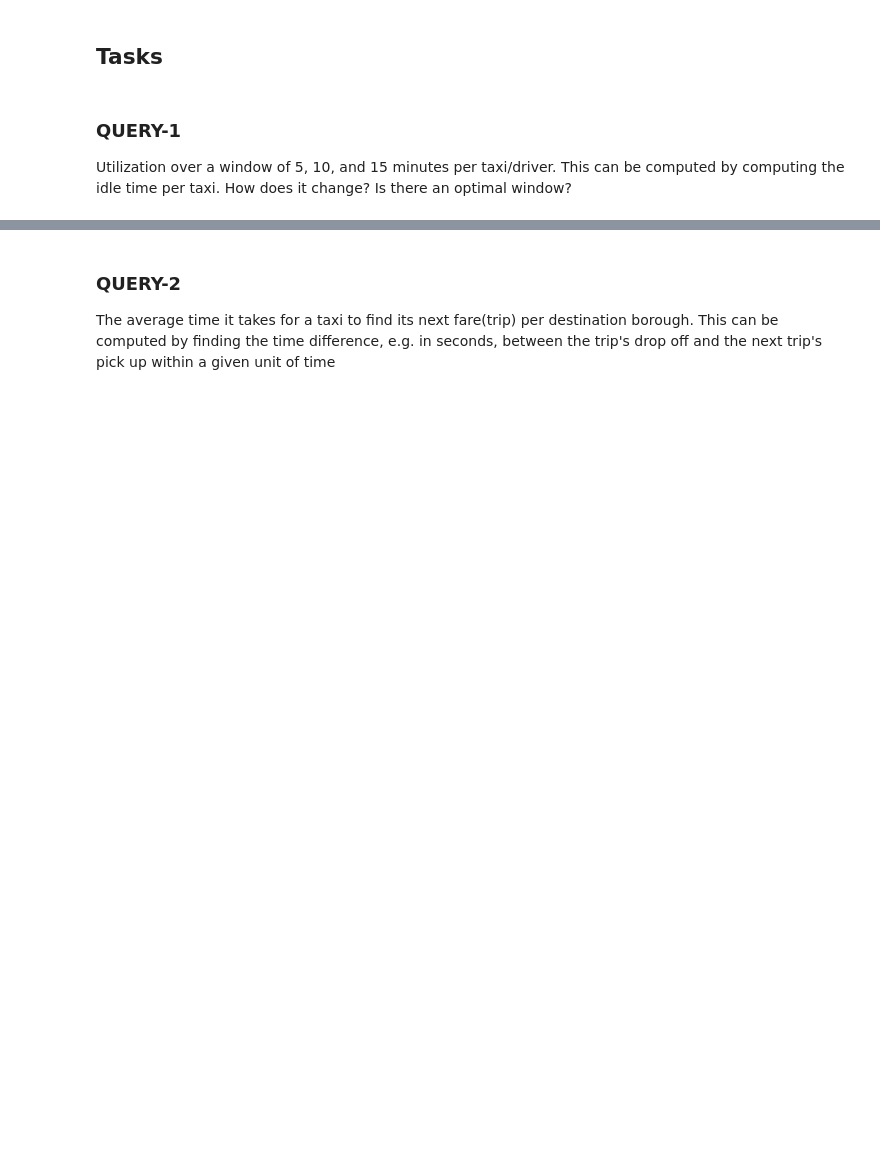
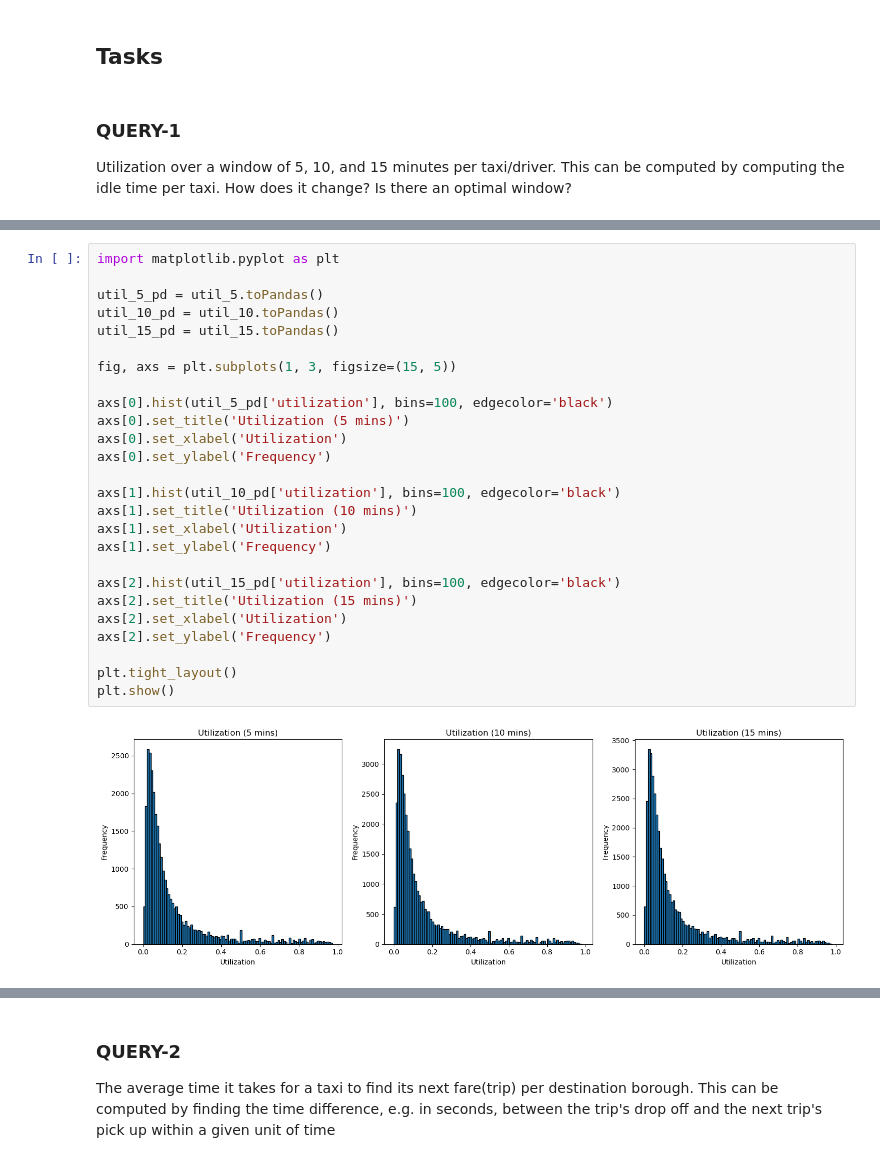
Before and after one commit to bazen-teklehaymanot/bdp, a Jupyter notebook: src/stream.ipynb, the cells around one changed output, grey strips where cells are left out. Saved outputs shown, nothing was run; the diff lists cells and outputs as text; blank space fills up the shorter version.

```diff
--- a/src/stream.ipynb
+++ b/src/stream.ipynb
@@ -598,0 +764,28 @@ spark.sql("SELECT * FROM utilization_15_minutes").show()
+# %%
+import matplotlib.pyplot as plt
+
+util_5_pd = util_5.toPandas()
+util_10_pd = util_10.toPandas()
+util_15_pd = util_15.toPandas()
+
+fig, axs = plt.subplots(1, 3, figsize=(15, 5))
+
+axs[0].hist(util_5_pd['utilization'], bins=100, edgecolor='black')
+axs[0].set_title('Utilization (5 mins)')
+axs[0].set_xlabel('Utilization')
+axs[0].set_ylabel('Frequency')
+
+axs[1].hist(util_10_pd['utilization'], bins=100, edgecolor='black')
+axs[1].set_title('Utilization (10 mins)')
+axs[1].set_xlabel('Utilization')
+axs[1].set_ylabel('Frequency')
+
+axs[2].hist(util_15_pd['utilization'], bins=100, edgecolor='black')
+axs[2].set_title('Utilization (15 mins)')
+axs[2].set_xlabel('Utilization')
+axs[2].set_ylabel('Frequency')
+
+plt.tight_layout()
+plt.show()
+# %% [output]
+[figure, added]
```
Also changed, not shown: parts of 86 cells of this notebook, 8 other files.
